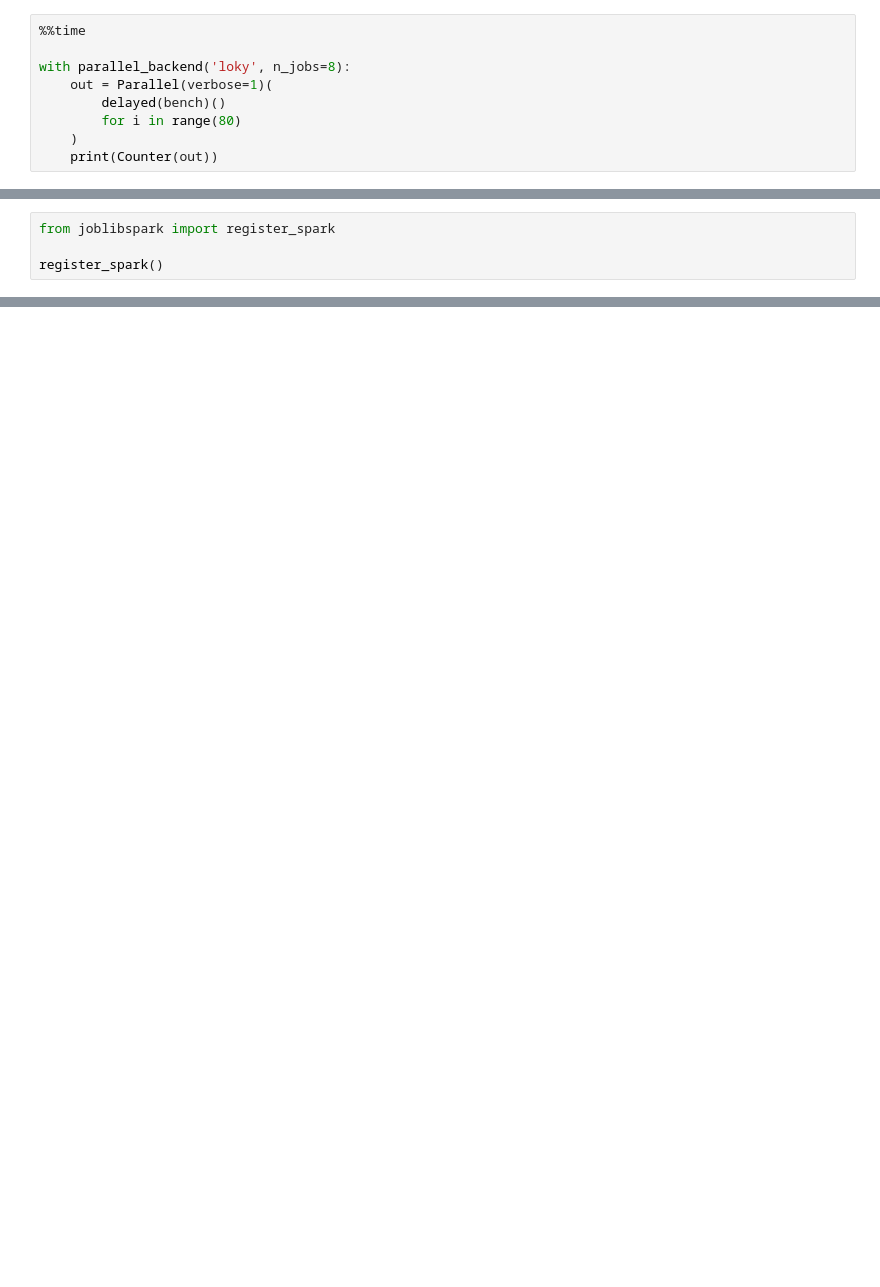
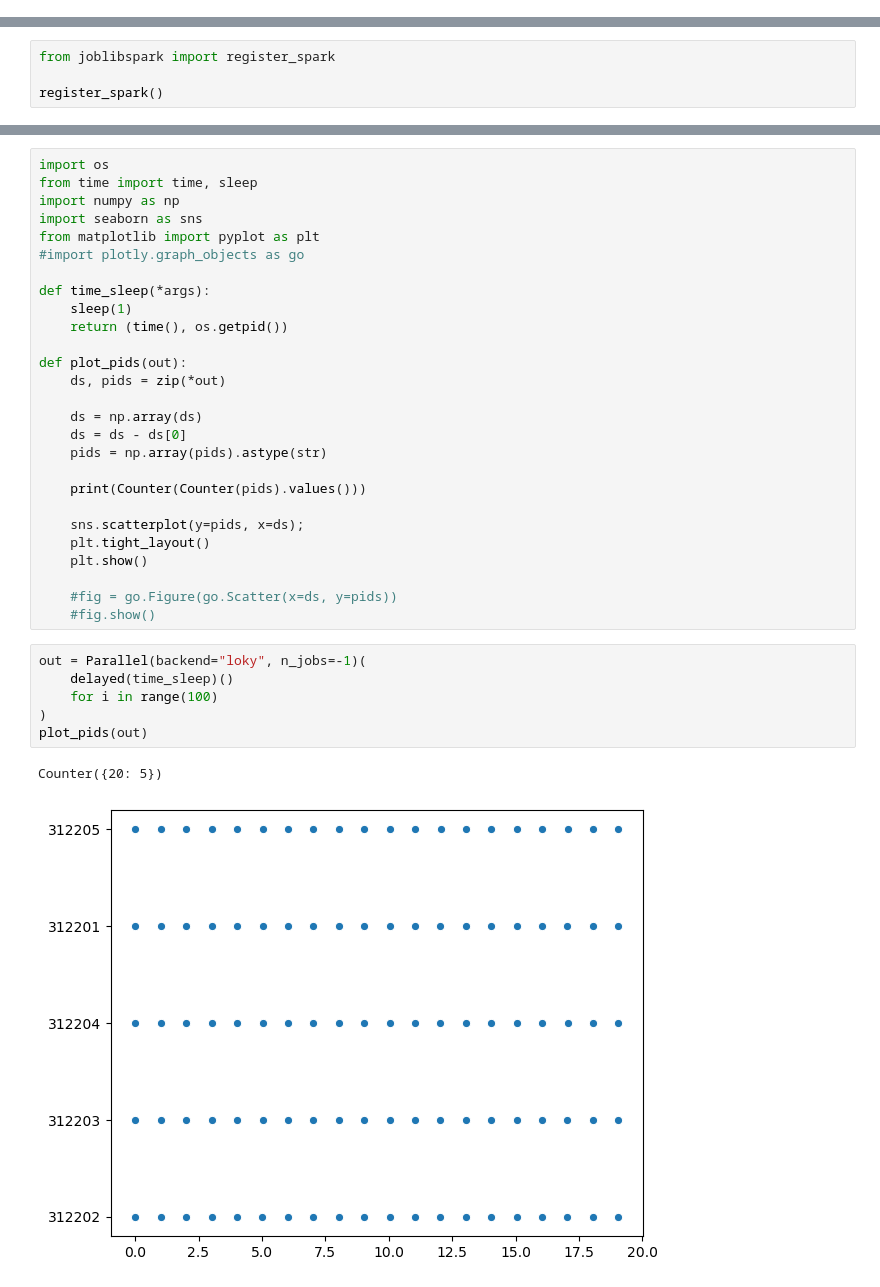
Before and after one commit to Vincent-Maladiere/joblib-distributed-benchmark, a Jupyter notebook: joblib_distributed.ipynb, the cells around one changed output, grey strips where cells are left out. Drawn from its saved outputs; the diff is of its cells as text; blank space fills up the shorter version.

```diff
--- a/joblib_distributed.ipynb
+++ b/joblib_distributed.ipynb
@@ -168,9 +24,0 @@ The
-# %%
-%%time
-
-with parallel_backend('loky', n_jobs=8):
-    out = Parallel(verbose=1)(
-        delayed(bench)()
-        for i in range(80)
-    )
-    print(Counter(out))
@@ -187,0 +117,36 @@ register_spark()
+# %%
+import os
+from time import time, sleep
+import numpy as np
+import seaborn as sns
+from matplotlib import pyplot as plt
+#import plotly.graph_objects as go
+
+def time_sleep(*args):
+    sleep(1)
+    return (time(), os.getpid())
+
+def plot_pids(out):
+    ds, pids = zip(*out)
+
+    ds = np.array(ds)
+    ds = ds - ds[0]
+    pids = np.array(pids).astype(str)
+
+    print(Counter(Counter(pids).values()))
+
+    sns.scatterplot(y=pids, x=ds);
+    plt.tight_layout()
+    plt.show()
+
+    #fig = go.Figure(go.Scatter(x=ds, y=pids))
+    #fig.show()
+# %%
+out = Parallel(backend="loky", n_jobs=-1)(
+    delayed(time_sleep)()
+    for i in range(100)
+)
+plot_pids(out)
+# %% [output]
+Counter({20: 5})
+[figure, added]
```
Also changed, not shown: parts of 62 cells of this notebook, 1 other file.
